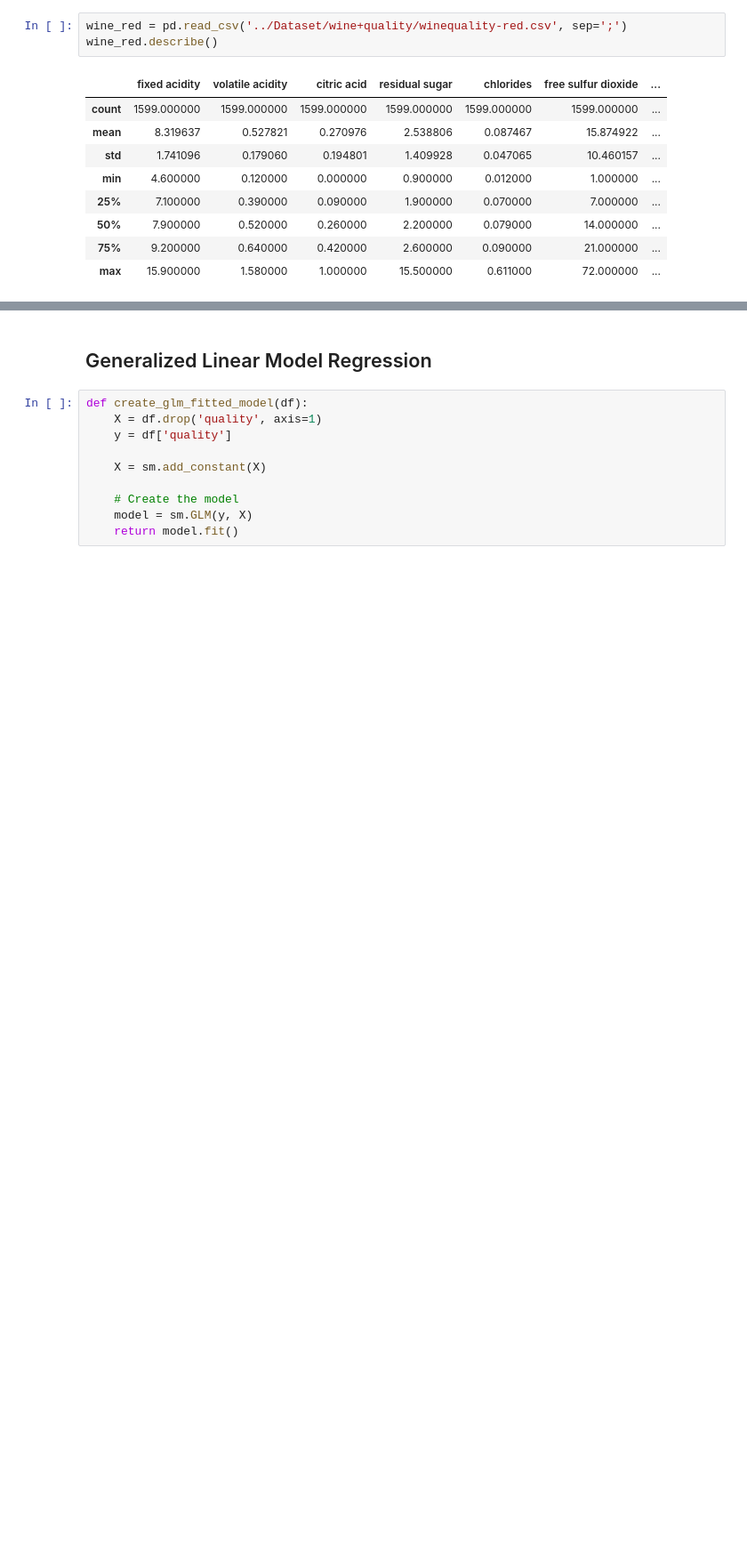
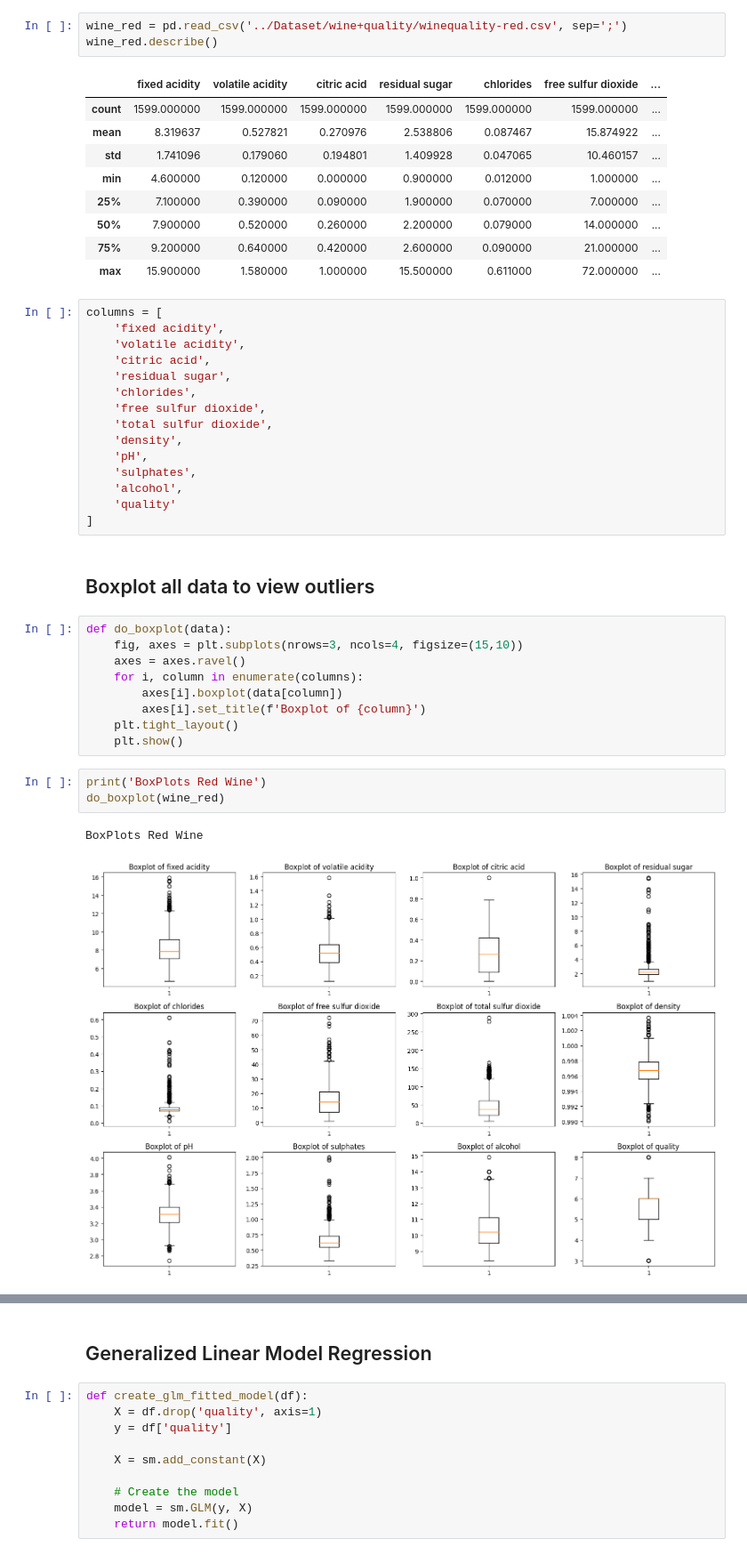
Before and after one commit to Triple-A-AAI520/AAI-520_Group3_Final_Project, a Jupyter notebook: JupyterNotebook/AAI-500_Team4_Final.ipynb, the cells around one changed output, grey strips where cells are left out. Shown at 89% size. Saved outputs shown, nothing was run; the diff lists cells and outputs as text; blank space fills up the shorter version.

```diff
--- a/JupyterNotebook/AAI-500_Team4_Final.ipynb
+++ b/JupyterNotebook/AAI-500_Team4_Final.ipynb
@@ -36,3 +41,35 @@ wine_red.describe()
 | 50% | 7.900000 | 0.520000 | 0.260000 | 2.200000 | 0.079000 | 14.000000 | ... |
 | 75% | 9.200000 | 0.640000 | 0.420000 | 2.600000 | 0.090000 | 21.000000 | ... |
 | max | 15.900000 | 1.580000 | 1.000000 | 15.500000 | 0.611000 | 72.000000 | ... |
+# %%
+columns = [
+    'fixed acidity',
+    'volatile acidity',
+    'citric acid',
+    'residual sugar',
+    'chlorides',
+    'free sulfur dioxide',
+    'total sulfur dioxide',
+    'density',
+    'pH',
+    'sulphates',
+    'alcohol',
+    'quality'
+]
+# %% [markdown]
+## Boxplot all data to view outliers
+# %%
+def do_boxplot(data):
+    fig, axes = plt.subplots(nrows=3, ncols=4, figsize=(15,10))
+    axes = axes.ravel()
+    for i, column in enumerate(columns):
+        axes[i].boxplot(data[column])
+        axes[i].set_title(f'Boxplot of {column}')
+    plt.tight_layout()
+    plt.show()
+# %%
+print('BoxPlots Red Wine')
+do_boxplot(wine_red)
+# %% [output]
+BoxPlots Red Wine
+[figure, added]
```
Also changed, not shown: parts of 23 cells of this notebook.
